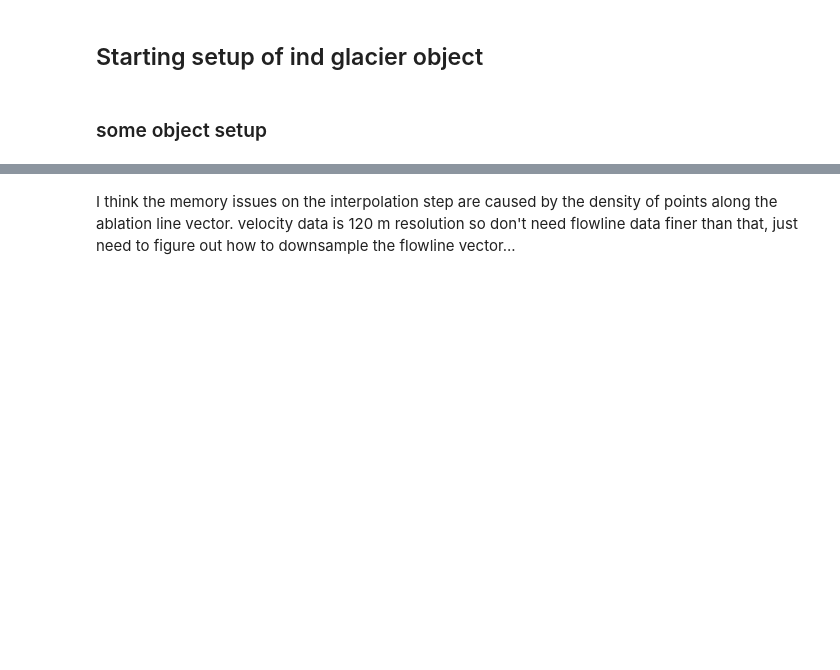
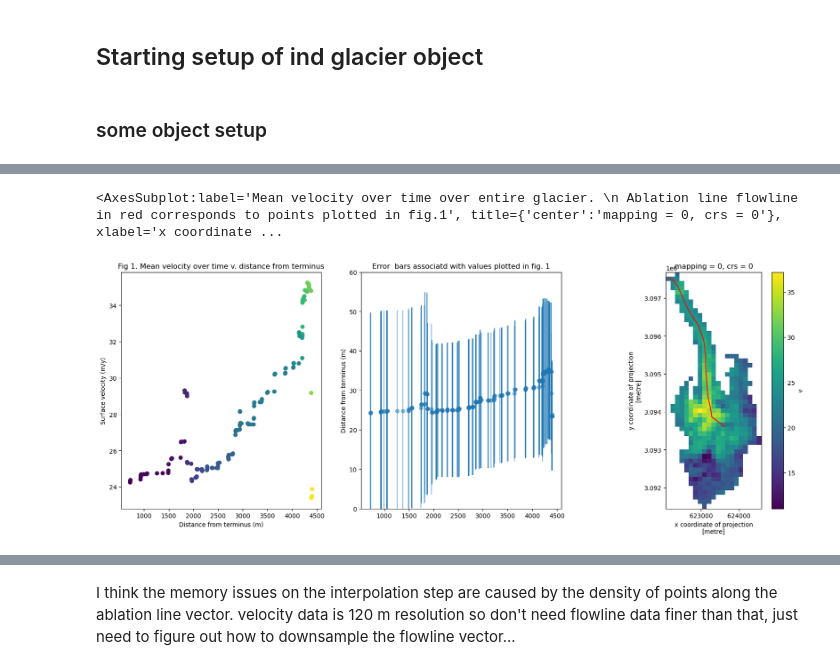
Before and after one commit to e-marshall/itslive_velocity, a Jupyter notebook: flowlines.ipynb, the cells around one changed output, grey strips where cells are left out. Cells and saved outputs as stored; diff of their text form; code cells hidden in the pictures; blank space fills up the shorter version.

```diff
--- a/flowlines.ipynb
+++ b/flowlines.ipynb
@@ -403,3 +367,28 @@ flowline_downsamp
+# %%
+fig, axs = plt.subplots(ncols =3 ,figsize = (20,7))
+axs[0].scatter(x,y, c = z)
+axs[0].scatter(x,y, c = z, s = e, alpha = 0.5)
+axs[0].set_title('Fig 1. Mean velocity over time v. distance from terminus')
+axs[1].errorbar(x,y, yerr = v_error, fmt = 'o', alpha = 0.5)
+axs[1].set_ylim(0,60)
+axs[1].set_title('Error  bars associatd with values plotted in fig. 1')
+axs[1].set_ylabel('m/y')
+axs[1].set_ylabel('Distance from terminus (m)')
+axs[0].set_ylabel('Surface velocity (m/y)')
+axs[0].set_xlabel('Distance from terminus (m)')
+
+axs[2].set_label('Mean velocity over time over entire glacier. \n Ablation line flowline in red corresponds to points plotted in fig.1')
+axs[2].set_ylabel('Y coordinate of projection (m)')
+axs[2].set_xlabel('X coordinate of projection (m)')
+
+
+g10463.itslive.v.mean(dim='mid_date').plot(ax=axs[2])
+g10463.ablationLine.plot(ax=axs[2], color='red')
+
+#plt.show()
+# %% [output]
+<AxesSubplot:label='Mean velocity over time over entire glacier. \n Ablation line flowline in red corresponds to points plotted in fig.1', title={'center':'mapping = 0, crs = 0'}, xlabel='x coordinate ...
+[figure, added]
 # %%
 fig, ax = plt.subplots()
 g10463.itslive.v.isel(mid_date=100).plot(ax=ax)
```
Also changed, not shown: parts of 24 cells of this notebook, 1 other file.
